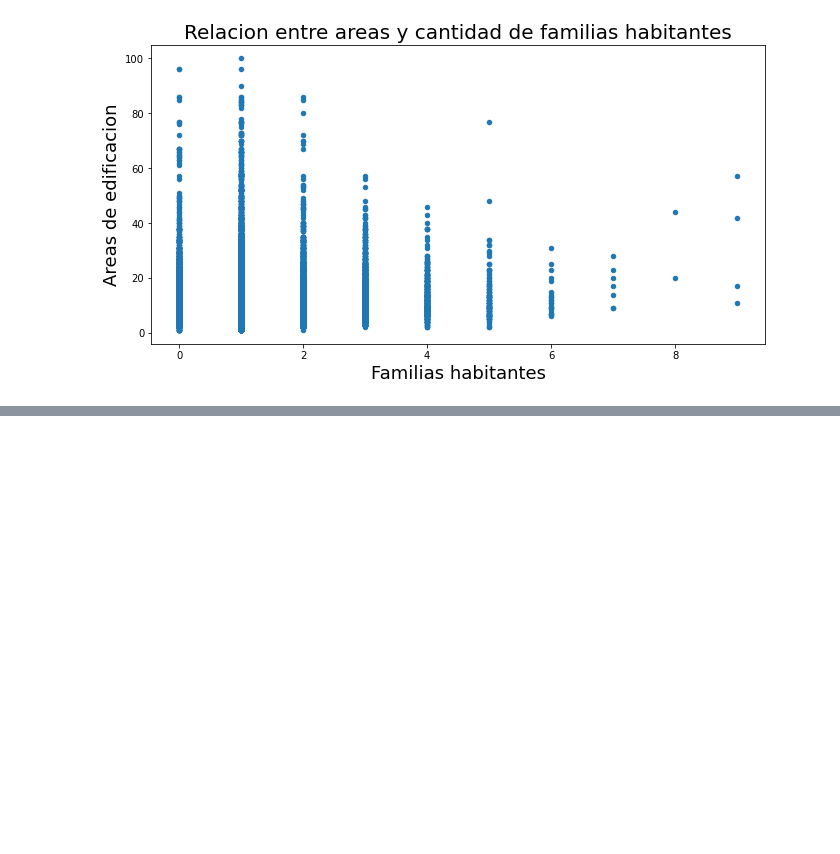
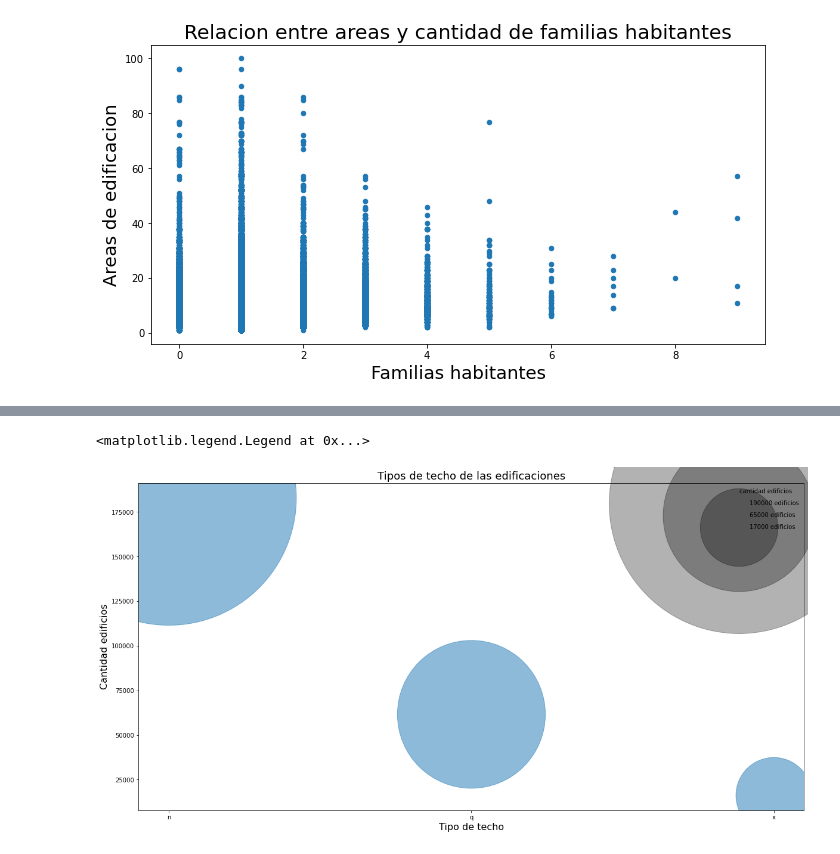
Before and after one commit to FranciscoGauna/TP-Datos-2021, a Jupyter notebook: Usos de las edificaciones.ipynb, the cells around one changed output, grey strips where cells are left out. Saved outputs shown, nothing was run; the diff lists cells and outputs as text; code cells hidden in the pictures; blank space fills up the shorter version.

```diff
--- a/Usos de las edificaciones.ipynb
+++ b/Usos de las edificaciones.ipynb
@@ -389,0 +428,18 @@ g.set_ylabel("Areas de edificacion", fontsize=18);
+# %%
+plt.figure(figsize=(20,10.10))
+plt.scatter('roof_type', 'cantidad edificios',
+             s='cantidad edificios',
+             alpha=0.5,
+             data=tiposTecho,label=None)
+plt.xlabel("Tipo de techo", size=16)
+plt.ylabel("Cantidad edificios", size=16)
+plt.title("Tipos de techo de las edificaciones", size=18)
+
+
+for area in [190000, 65000, 17000]:
+    plt.scatter([], [], c='k', alpha=0.3, s=area,
+                label=str(area) + ' edificios')
+plt.legend(scatterpoints=1, frameon=False, labelspacing=1, title='cantidad edificios')
+# %% [output]
+<matplotlib.legend.Legend at 0x...>
+[figure, added]
```
Also changed, not shown: parts of 8 cells of this notebook.
